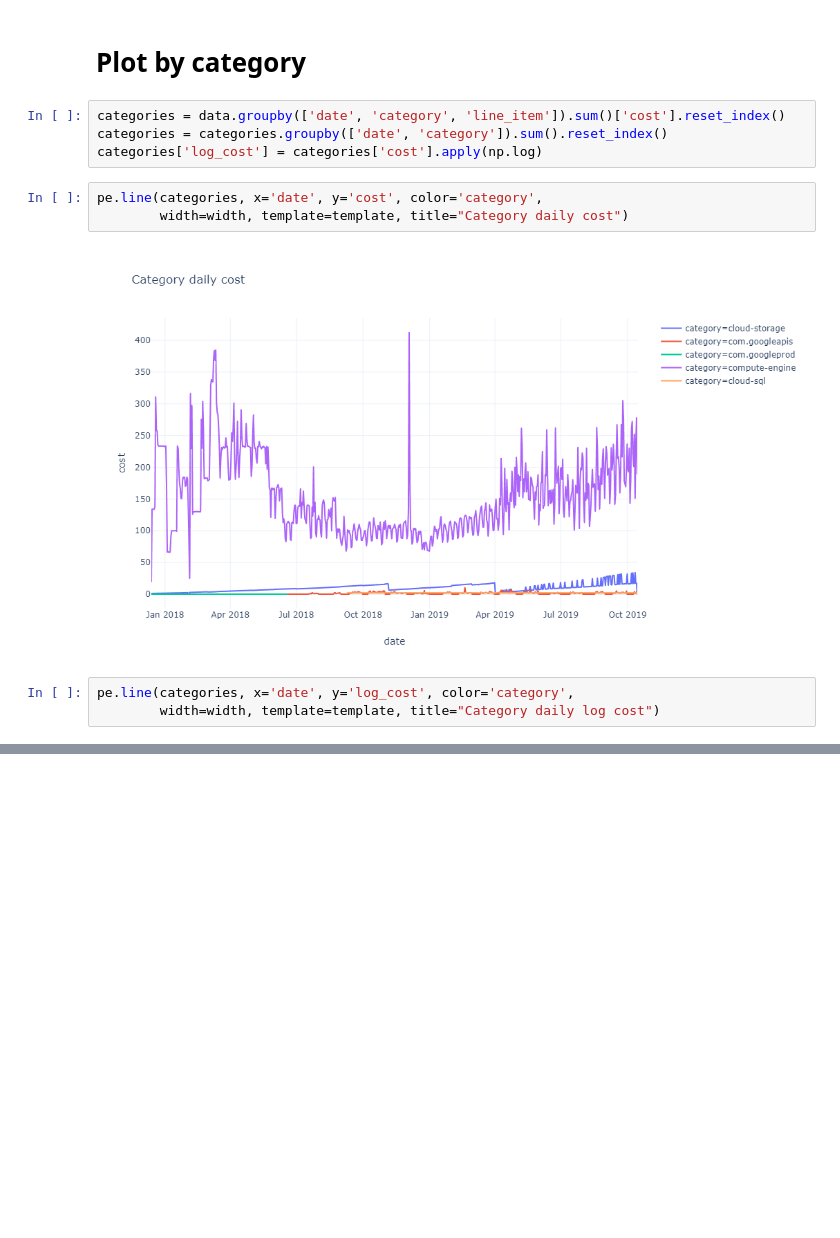
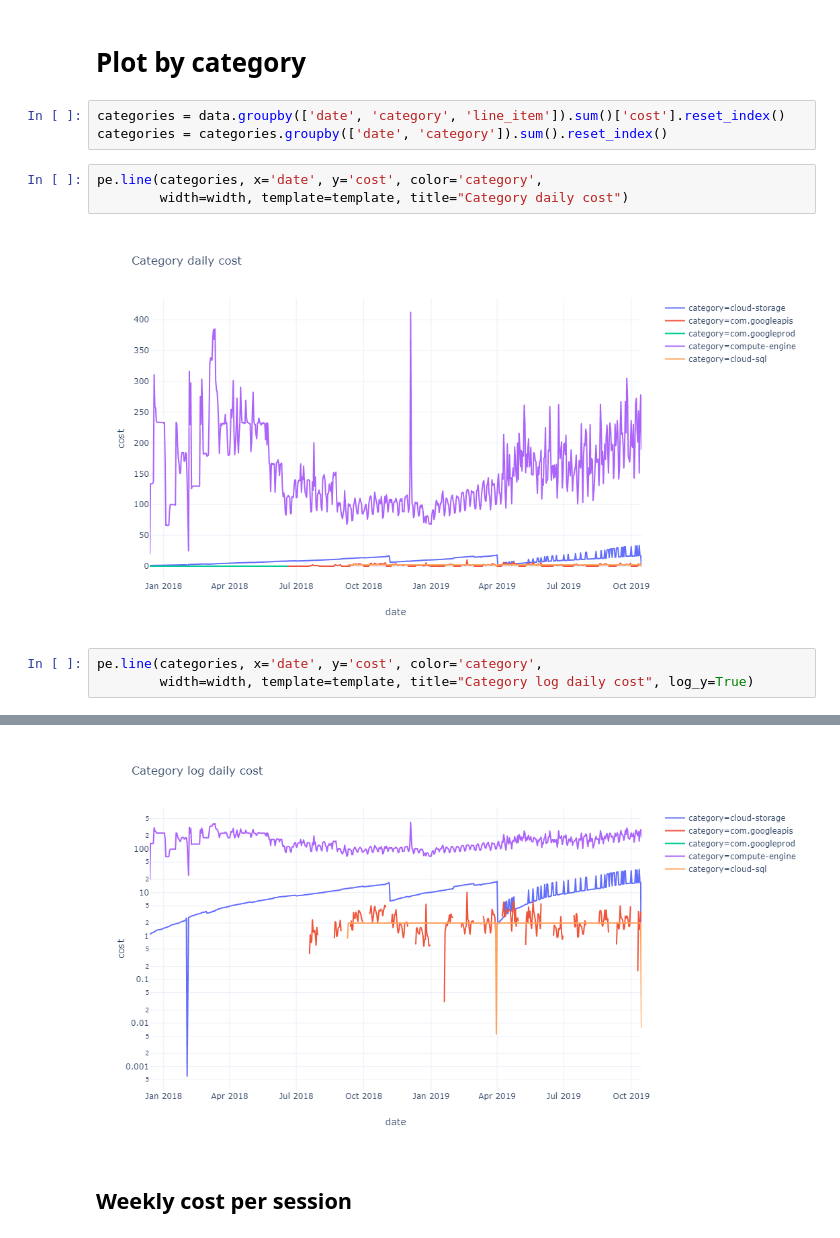
Before and after one commit to jupyterhub/binder-billing, a Jupyter notebook: analyze_data.ipynb, the cells around one changed output, grey strips where cells are left out. Saved outputs shown, nothing was run; the diff lists cells and outputs as text; blank space fills up the shorter version.

```diff
--- a/analyze_data.ipynb
+++ b/analyze_data.ipynb
@@ -45,13 +49,12 @@ pe.line(weekly_costs, x='date', y='cost', color='project_id',
 # %%
 categories = data.groupby(['date', 'category', 'line_item']).sum()['cost'].reset_index()
 categories = categories.groupby(['date', 'category']).sum().reset_index()
-categories['log_cost'] = categories['cost'].apply(np.log)
 # %%
 pe.line(categories, x='date', y='cost', color='category',
         width=width, template=template, title="Category daily cost")
 # %% [output]
-[figure, old version]
+[figure, new version]
 # %%
-pe.line(categories, x='date', y='log_cost', color='category',
-        width=width, template=template, title="Category daily log cost")
+pe.line(categories, x='date', y='cost', color='category',
+        width=width, template=template, title="Category log daily cost", log_y=True)
 # %% [output]
@@ -58,0 +61,3 @@ pe.line(categories, x='date', y='log_cost', color='category',
+[figure, added]
+# %% [markdown]
+## Weekly cost per session
```
Also changed, not shown: parts of 7 cells of this notebook.
